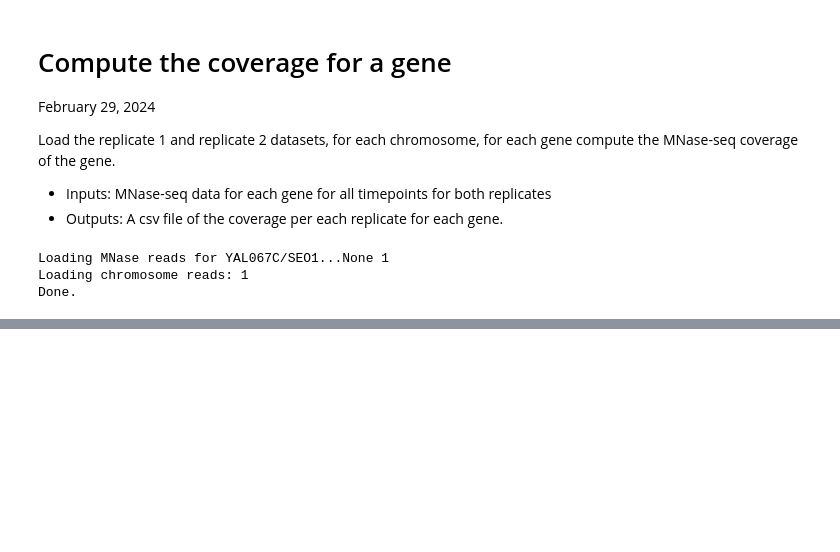
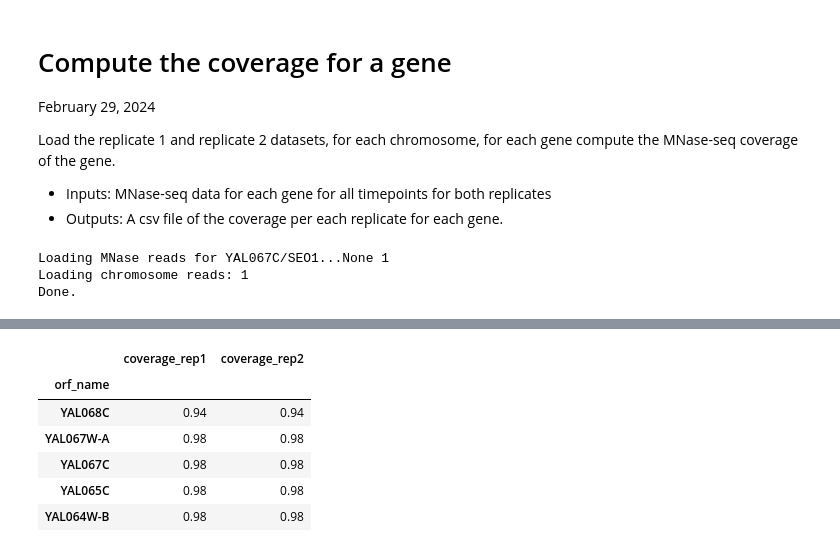
Before and after one commit to HarteminkLab/cell-cycle-deconv, a Jupyter notebook: 00_Geneset_Coverage.ipynb, the cells around one changed output, grey strips where cells are left out. Drawn from its saved outputs; the diff is of its cells as text; code cells hidden in the pictures; blank space fills up the shorter version.

```diff
--- a/00_Geneset_Coverage.ipynb
+++ b/00_Geneset_Coverage.ipynb
@@ -99,0 +108,11 @@ coverage_1.head()
+# %%
+coverages = coverage_1.join(coverage_2, lsuffix="_rep1", rsuffix="_rep2")
+coverages.head()
+# %% [output]
+|  | coverage_rep1 | coverage_rep2 |
+| orf_name |  |  |
+| YAL068C | 0.94 | 0.94 |
+| YAL067W-A | 0.98 | 0.98 |
+| YAL067C | 0.98 | 0.98 |
+| YAL065C | 0.98 | 0.98 |
+| YAL064W-B | 0.98 | 0.98 |
```
Also changed, not shown: parts of 12 cells of this notebook, 3 other files.
